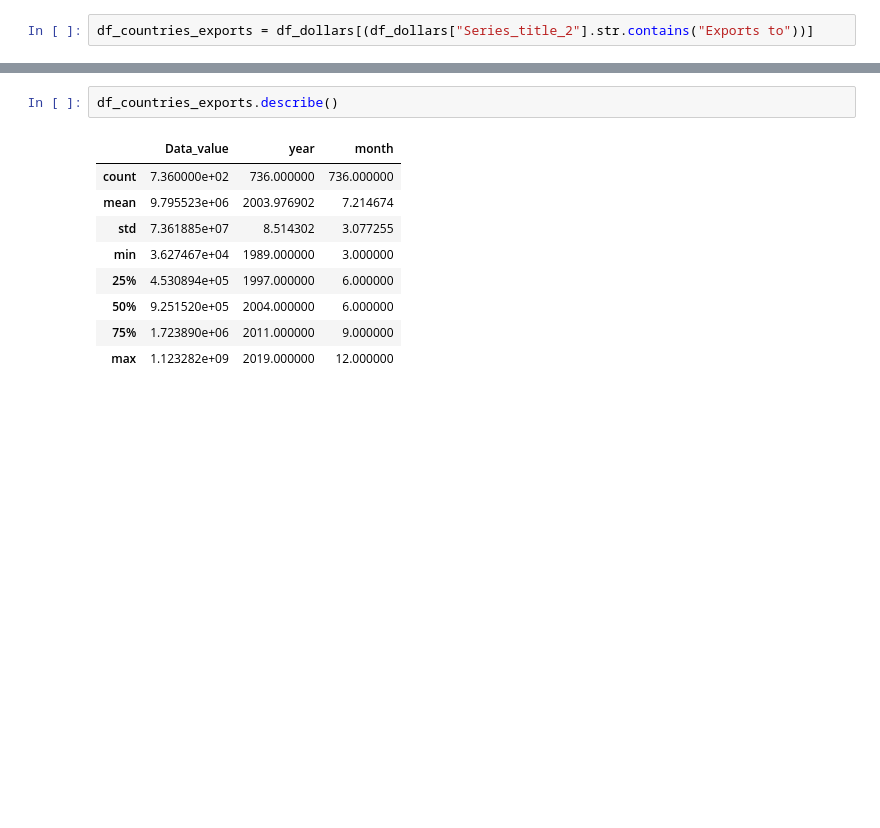
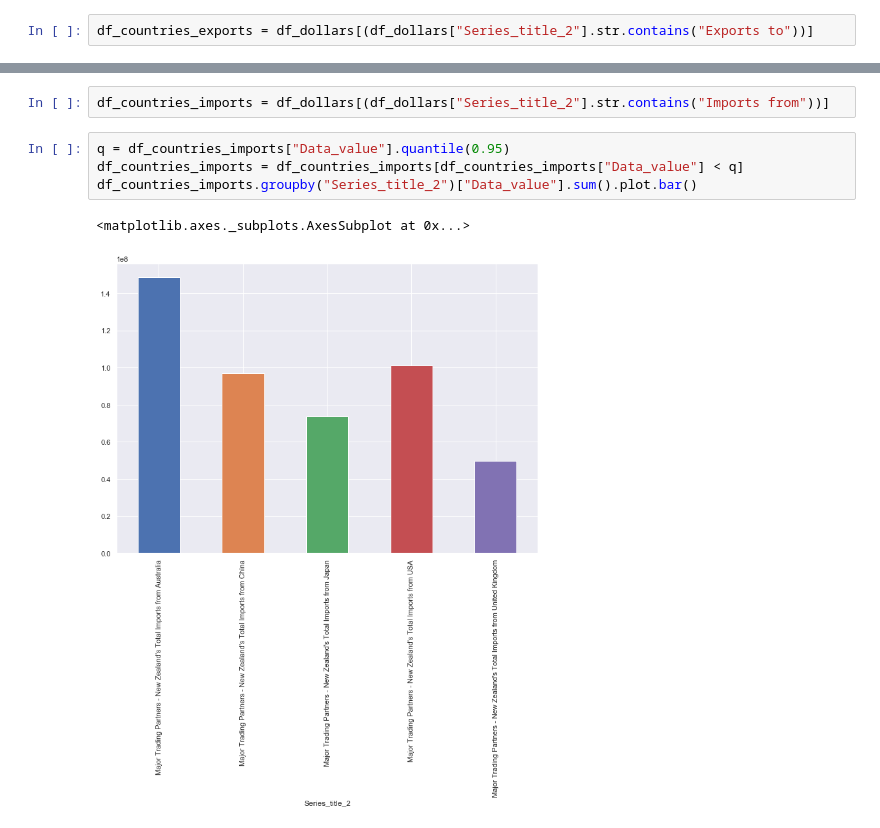
Before and after one commit to shushiej/nz_govt_open_data, a Jupyter notebook: initial_analysis.ipynb, the cells around one changed output, grey strips where cells are left out. Cells and saved outputs as stored; diff of their text form; blank space fills up the shorter version.

```diff
--- a/initial_analysis.ipynb
+++ b/initial_analysis.ipynb
@@ -162,12 +178,9 @@ plt.show()
-# %%
-df_countries_exports.describe()
-# %% [output]
-|  | Data_value | year | month |
-| count | 7.360000e+02 | 736.000000 | 736.000000 |
-| mean | 9.795523e+06 | 2003.976902 | 7.214674 |
-| std | 7.361885e+07 | 8.514302 | 3.077255 |
-| min | 3.627467e+04 | 1989.000000 | 3.000000 |
-| 25% | 4.530894e+05 | 1997.000000 | 6.000000 |
-| 50% | 9.251520e+05 | 2004.000000 | 6.000000 |
-| 75% | 1.723890e+06 | 2011.000000 | 9.000000 |
-| max | 1.123282e+09 | 2019.000000 | 12.000000 |
+# %%
+df_countries_imports = df_dollars[(df_dollars["Series_title_2"].str.contains("Imports from"))]
+# %%
+q = df_countries_imports["Data_value"].quantile(0.95)
+df_countries_imports = df_countries_imports[df_countries_imports["Data_value"] < q]
+df_countries_imports.groupby("Series_title_2")["Data_value"].sum().plot.bar()
+# %% [output]
+<matplotlib.axes._subplots.AxesSubplot at 0x...>
+[figure, added]
```
Also changed, not shown: parts of 5 cells of this notebook, 1 other file.
